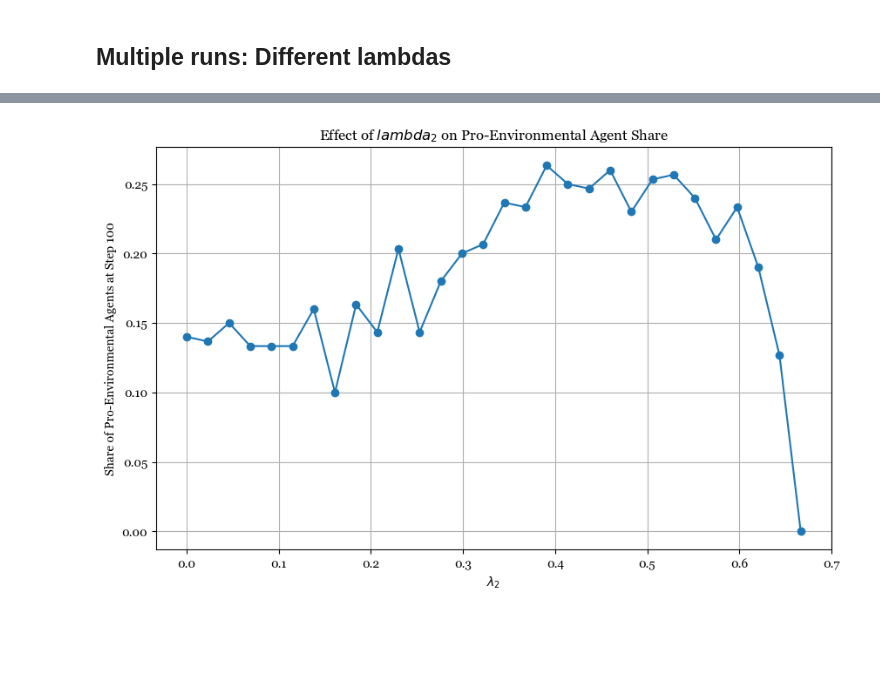
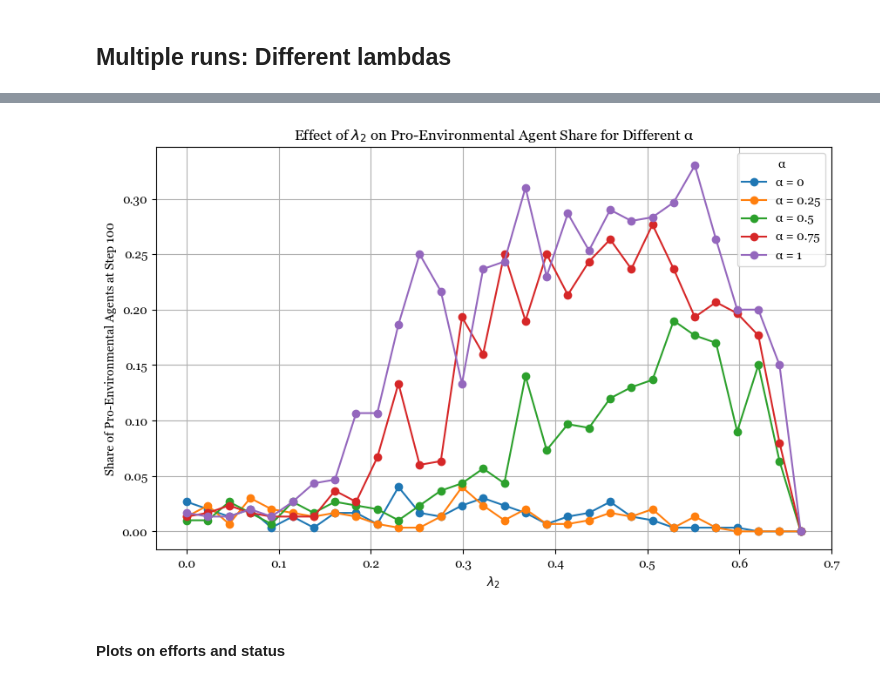
Before and after one commit to s-herrerag/enviromental_behavior_dynamics, a Jupyter notebook: coordination_abm.ipynb, the cells around one changed output, grey strips where cells are left out. Saved outputs shown, nothing was run; the diff lists cells and outputs as text; code cells hidden in the pictures; blank space fills up the shorter version.

Commit message:
New plots to include alpha

```diff
--- a/coordination_abm.ipynb
+++ b/coordination_abm.ipynb
@@ -286,48 +297,59 @@ plt.show()
 # %%
 # Now alter lambda 2
 N = 300  # Number of agents
 lambda1 = 1/3
 alpha = 1
 beta = 2/3
 steps_convincement = 5
 
 # Define a range of lambda2 values from 0 to (1 - lambda1)
 lambda2_values = np.linspace(0, 1 - lambda1, num=30)  # Adjust the number of points as needed
 
-# Lists to store results
-lambda2_list = []
-pro_env_shares = []
+# Define a list of alpha values to test
+alpha_values = [0, 0.25, 0.5, 0.75, 1]
 
-# Iterate over the lambda1 values
-for lambda2 in lambda2_values:
-    # Initialize the model with the current lambda1
-    model = coordination_model(N, lambda1, lambda2, alpha = alpha, beta = beta, steps_convincement = steps_convincement)
+# Prepare the plot
+plt.figure(figsize=(10, 6))
 
-    # Run the model for the specified number of steps
-    for i in range(num_steps):
-        model.step()
+# Iterate over the alpha values
+for alpha in alpha_values:
+    # Lists to store results for this alpha
+    lambda2_list = []
+    pro_env_shares = []
 
-    # Retrieve the collected data
-    agent_data = model.datacollector.get_agent_vars_dataframe().reset_index()
+    # Iterate over the lambda1 values
+    for lambda2 in lambda2_values:
+        # Initialize the model with the current lambda1 and alpha
+        model = coordination_model(N, lambda1=lambda1, lambda2=lambda2,
+                                   alpha=alpha, beta=beta, steps_convincement=steps_convincement)
 
-    # Get the data from the last step
-    try:
-        share_pro_env = agent_data.loc[agent_data['Step'] == num_steps - 1].Group.value_counts(normalize=True)["Pro - environment"]
-    except KeyError:
-        share_pro_env = 0
+        # Run the model for the specified number of steps
+        for i in range(num_steps):
+            model.step()
 
-    # Store the lambda1 and share
-    lambda2_list.append(lambda2)
-    pro_env_shares.append(share_pro_env)
+        # Retrieve the collected data
+        agent_data = model.datacollector.get_agent_vars_dataframe().reset_index()
 
+        # Get the data from the last step
+        last_step_data = agent_data[agent_data['Step'] == agent_data['Step'].max()]
+        group_counts = last_step_data['Group'].value_counts(normalize=True)
+        share_pro_env = group_counts.get("Pro - environment", 0)
 
-# Now plot the results
-plt.figure(figsize=(10, 6))
-plt.plot(lambda2_list, pro_env_shares, marker='o', linestyle='-')
+        # Store the lambda2 and share
+        lambda2_list.append(lambda2)
+        pro_env_shares.append(share_pro_env)
+
+    # Plot the results for this alpha
+    plt.plot(lambda2_list, pro_env_shares, marker='o', linestyle='-', label=f'α = {alpha}')
+
+# Finalize the plot
 plt.xlabel('$\lambda_2$')
 plt.ylabel('Share of Pro-Environmental Agents at Step {}'.format(num_steps))
-plt.title('Effect of $\lambda_2$ on Pro-Environmental Agent Share')
+plt.title('Effect of $\lambda_2$ on Pro-Environmental Agent Share for Different α')
 plt.grid(True)
+plt.legend(title='α')
 plt.show()
 # %% [output]
-[figure, old version]
+[figure, new version]
+# %% [markdown]
+#### Plots on efforts and status
```
Also changed, not shown: parts of 3 cells of this notebook.
